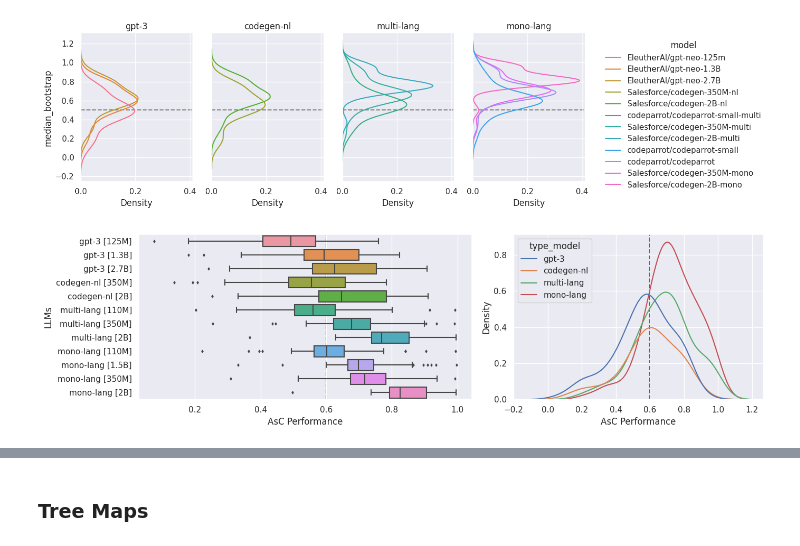
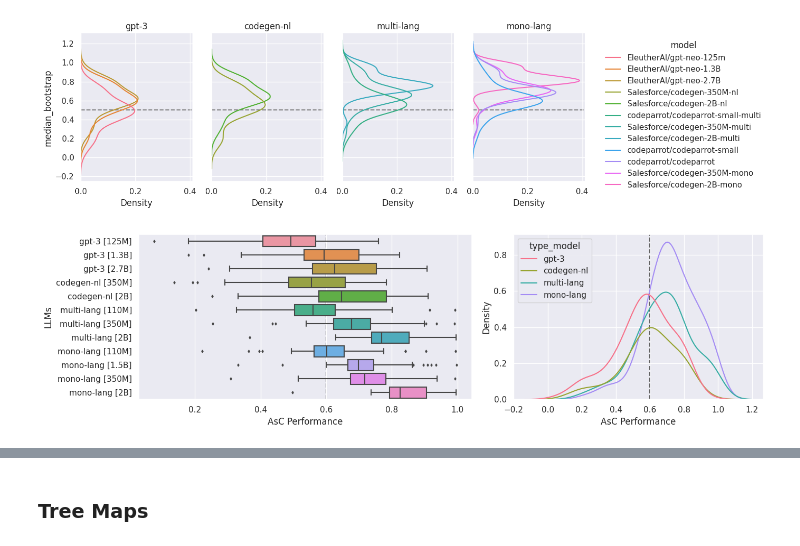
Before and after one commit to WM-SEMERU/CodeSyntaxConcept, a Jupyter notebook: experimental_notebooks/3_confirmatory_dataset_granularity_analysis.ipynb, the cells around one changed output, grey strips where cells are left out. Drawn from its saved outputs; the diff is of its cells as text; code cells hidden in the pictures.

```diff
--- a/experimental_notebooks/3_confirmatory_dataset_granularity_analysis.ipynb
+++ b/experimental_notebooks/3_confirmatory_dataset_granularity_analysis.ipynb
@@ -183,32 +185,33 @@ g = sns.kdeplot(
     #kind="ecdf", #ecdf
     #height=4,
     #aspect=.7,
+    palette = 'husl',
     ax=axs[1]
 )
 h = sns.boxplot(
     data=pd_combined_models_filtered_global,
     x="median_bootstrap",
     y="id",
     fliersize = 2.5,
     #row="model",
     #kind="box",
     orient="h",
     #legend=False,
     #margin_titles=True,
     #height=4,
     #aspect=3,
     ax=axs[0]
 )
 h.set(xlabel="AsC Performance", ylabel="LLMs")
 g.set(xlabel="AsC Performance", ylabel="Density")
 
 axs[0].axvline( 0.6, c=".2", ls="--", zorder=0, )
 axs[1].axvline( 0.6, c=".2", ls="--", zorder=0, label='random threshold' )
 #h.set_axis_labels("AST Performance", "LLMs")
 #g.set_titles("{col_name}")
 #for ax in g.axes_dict.values():
 #    ax.axline( (0, 0.5), slope=0, c=".5", ls="--", zorder=0 )
 
 f.tight_layout()
 # %% [output]
-[figure, old version]
+[figure, new version]
```
Also changed, not shown: parts of 3 cells of this notebook, 1 other file.
